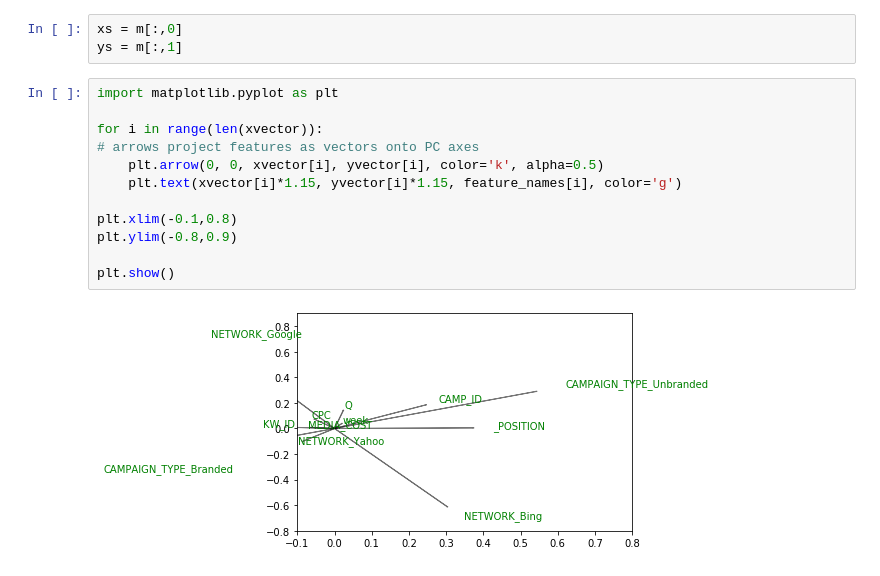
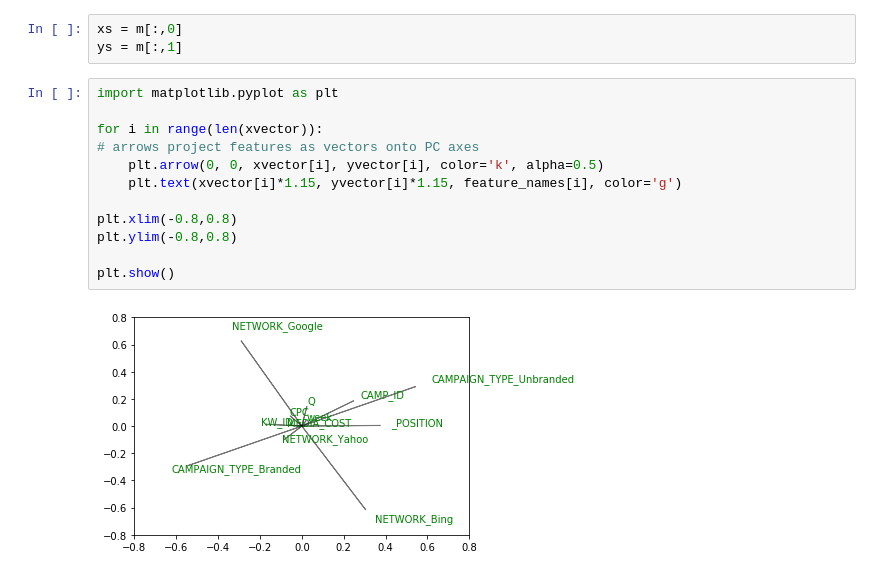
Before and after one commit to BettyZ-Dai/Capstone_Project, a Jupyter notebook: Capstone_EDA.ipynb, the cells around one changed output. Drawn from its saved outputs; the diff is of its cells as text.

```diff
--- a/Capstone_EDA.ipynb
+++ b/Capstone_EDA.ipynb
@@ -547,14 +547,14 @@ ys = m[:,1]
 # %%
 import matplotlib.pyplot as plt
 
 for i in range(len(xvector)):
 # arrows project features as vectors onto PC axes
     plt.arrow(0, 0, xvector[i], yvector[i], color='k', alpha=0.5)
     plt.text(xvector[i]*1.15, yvector[i]*1.15, feature_names[i], color='g')
 
-plt.xlim(-0.1,0.8)
-plt.ylim(-0.8,0.9)
+plt.xlim(-0.8,0.8)
+plt.ylim(-0.8,0.8)
 
 plt.show()
 # %% [output]
-[figure, old version]
+[figure, new version]
```
